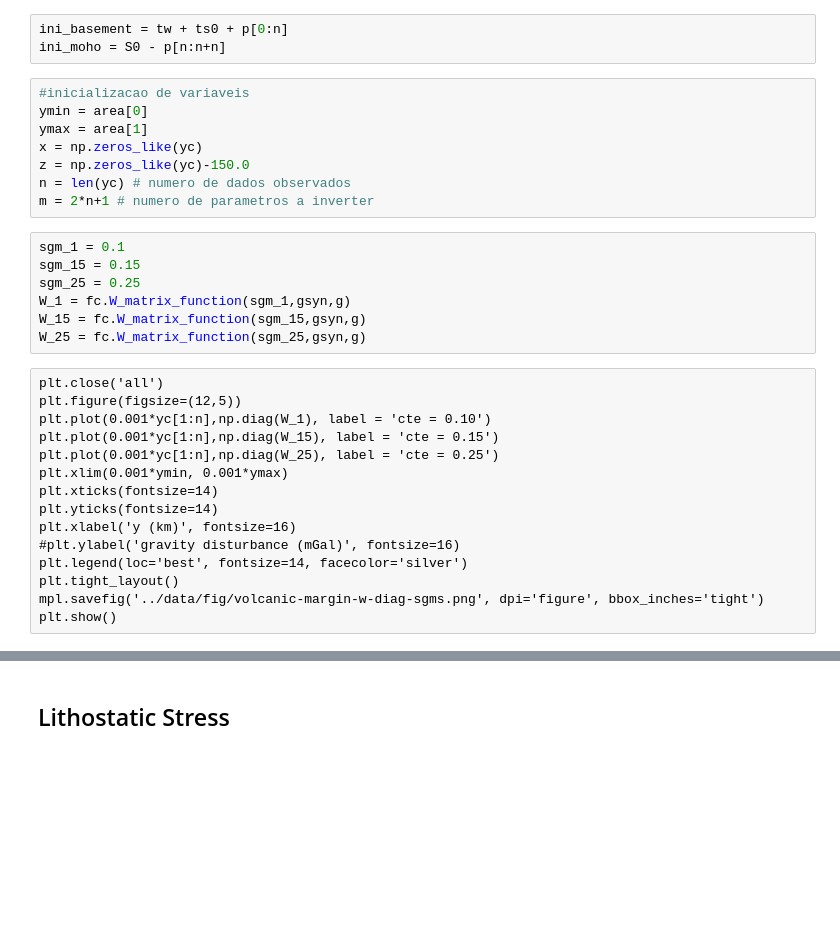
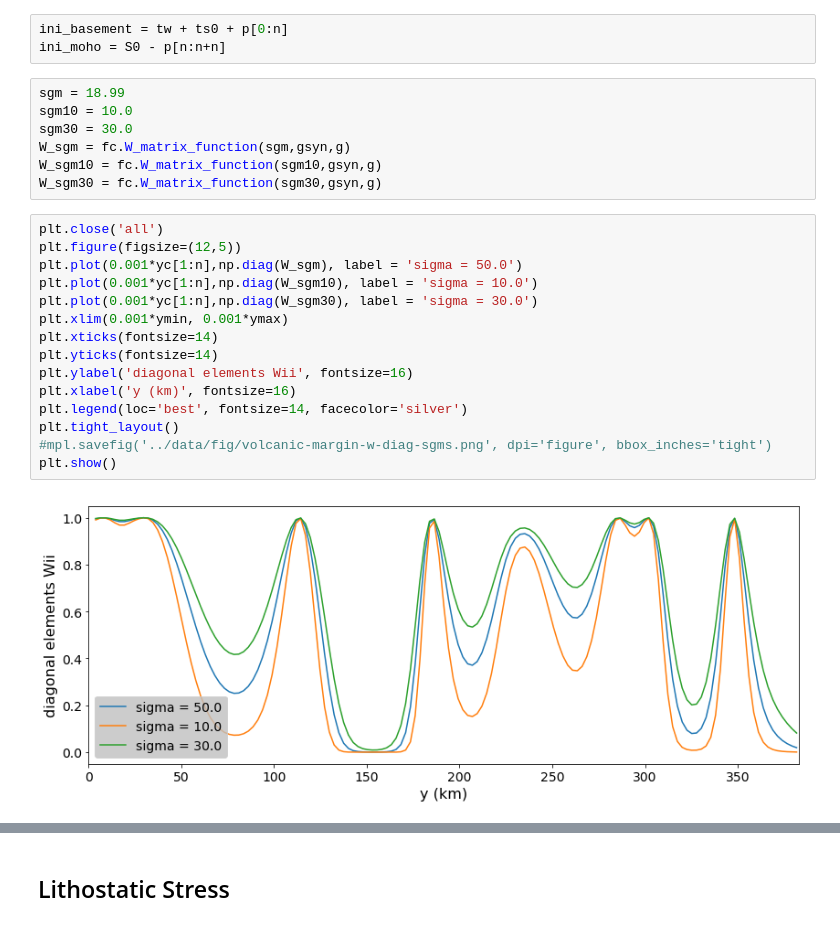
Before and after one commit to pinga-lab/paper-isostatic-grav2D, a Jupyter notebook: code/volcanic-margin-model-(inverse-problem)-(variable-isostatic-constrain).ipynb, the cells around one changed output, grey strips where cells are left out. Saved outputs shown, nothing was run; the diff lists cells and outputs as text; blank space fills up the shorter version.

```diff
--- a/code/volcanic-margin-model-(inverse-problem)-(variable-isostatic-constrain).ipynb
+++ b/code/volcanic-margin-model-(inverse-problem)-(variable-isostatic-constrain).ipynb
@@ -285,35 +294,29 @@ p = np.reshape(np.loadtxt('../data/volcanic-margin-parameter-vector-alphas_-10(2
 # %%
 ini_basement = tw + ts0 + p[0:n]
 ini_moho = S0 - p[n:n+n]
-# %%
-#inicializacao de variaveis
-ymin = area[0]
-ymax = area[1]
-x = np.zeros_like(yc)
-z = np.zeros_like(yc)-150.0
-n = len(yc) # numero de dados observados
-m = 2*n+1 # numero de parametros a inverter
 # %%
-sgm_1 = 0.1
-sgm_15 = 0.15
-sgm_25 = 0.25
-W_1 = fc.W_matrix_function(sgm_1,gsyn,g)
-W_15 = fc.W_matrix_function(sgm_15,gsyn,g)
-W_25 = fc.W_matrix_function(sgm_25,gsyn,g)
+sgm = 18.99
+sgm10 = 10.0
+sgm30 = 30.0
+W_sgm = fc.W_matrix_function(sgm,gsyn,g)
+W_sgm10 = fc.W_matrix_function(sgm10,gsyn,g)
+W_sgm30 = fc.W_matrix_function(sgm30,gsyn,g)
-# %% [raw]
-plt.close('all')
-plt.figure(figsize=(12,5))
-plt.plot(0.001*yc[1:n],np.diag(W_1), label = 'cte = 0.10')
-plt.plot(0.001*yc[1:n],np.diag(W_15), label = 'cte = 0.15')
-plt.plot(0.001*yc[1:n],np.diag(W_25), label = 'cte = 0.25')
-plt.xlim(0.001*ymin, 0.001*ymax)
-plt.xticks(fontsize=14)
-plt.yticks(fontsize=14)
-plt.xlabel('y (km)', fontsize=16)
-#plt.ylabel('gravity disturbance (mGal)', fontsize=16)
-plt.legend(loc='best', fontsize=14, facecolor='silver')
-plt.tight_layout()
-mpl.savefig('../data/fig/volcanic-margin-w-diag-sgms.png', dpi='figure', bbox_inches='tight')
-plt.show()
+# %%
+plt.close('all')
+plt.figure(figsize=(12,5))
+plt.plot(0.001*yc[1:n],np.diag(W_sgm), label = 'sigma = 50.0')
+plt.plot(0.001*yc[1:n],np.diag(W_sgm10), label = 'sigma = 10.0')
+plt.plot(0.001*yc[1:n],np.diag(W_sgm30), label = 'sigma = 30.0')
+plt.xlim(0.001*ymin, 0.001*ymax)
+plt.xticks(fontsize=14)
+plt.yticks(fontsize=14)
+plt.ylabel('diagonal elements Wii', fontsize=16)
+plt.xlabel('y (km)', fontsize=16)
+plt.legend(loc='best', fontsize=14, facecolor='silver')
+plt.tight_layout()
+#mpl.savefig('../data/fig/volcanic-margin-w-diag-sgms.png', dpi='figure', bbox_inches='tight')
+plt.show()
+# %% [output]
+[figure, added]
 # %%
 g0 = g.copy()
```
Also changed, not shown: parts of 9 cells of this notebook, 6 other files.
